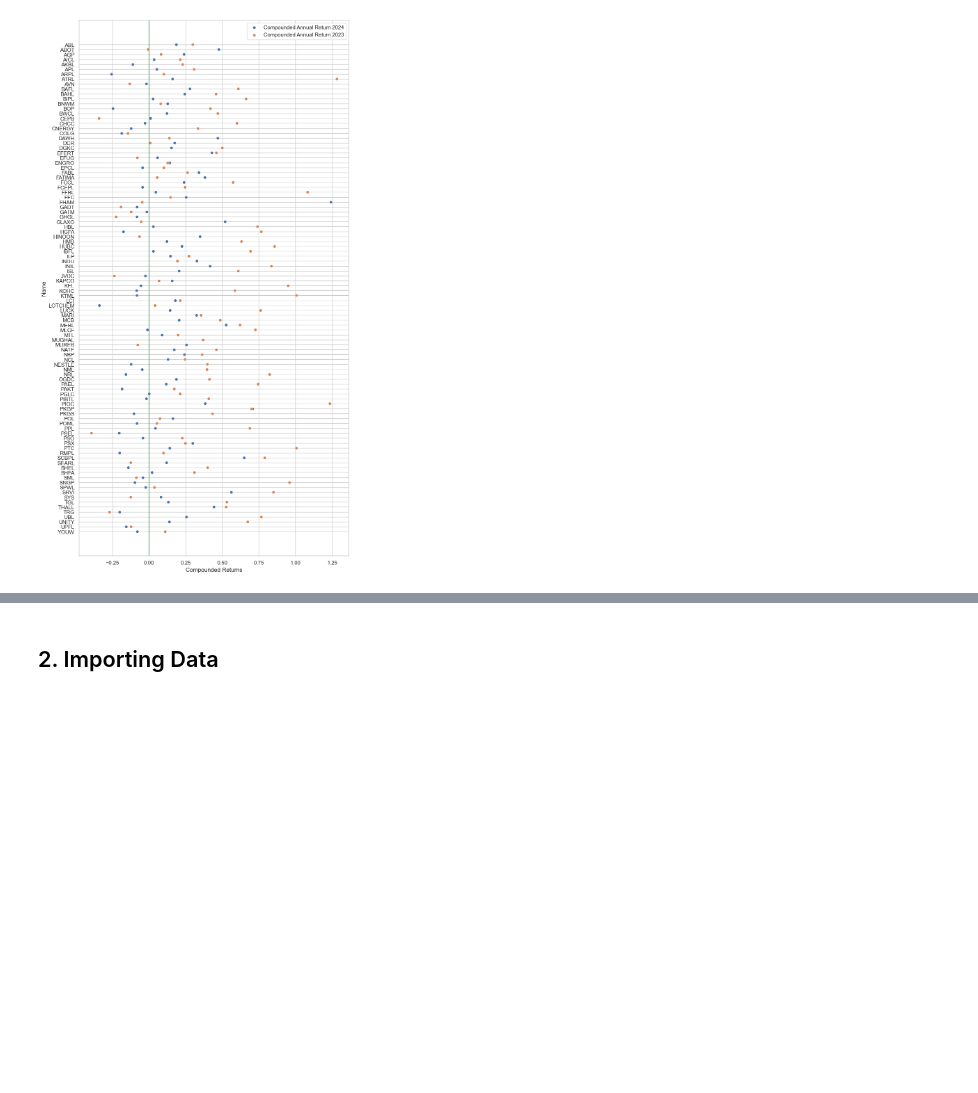
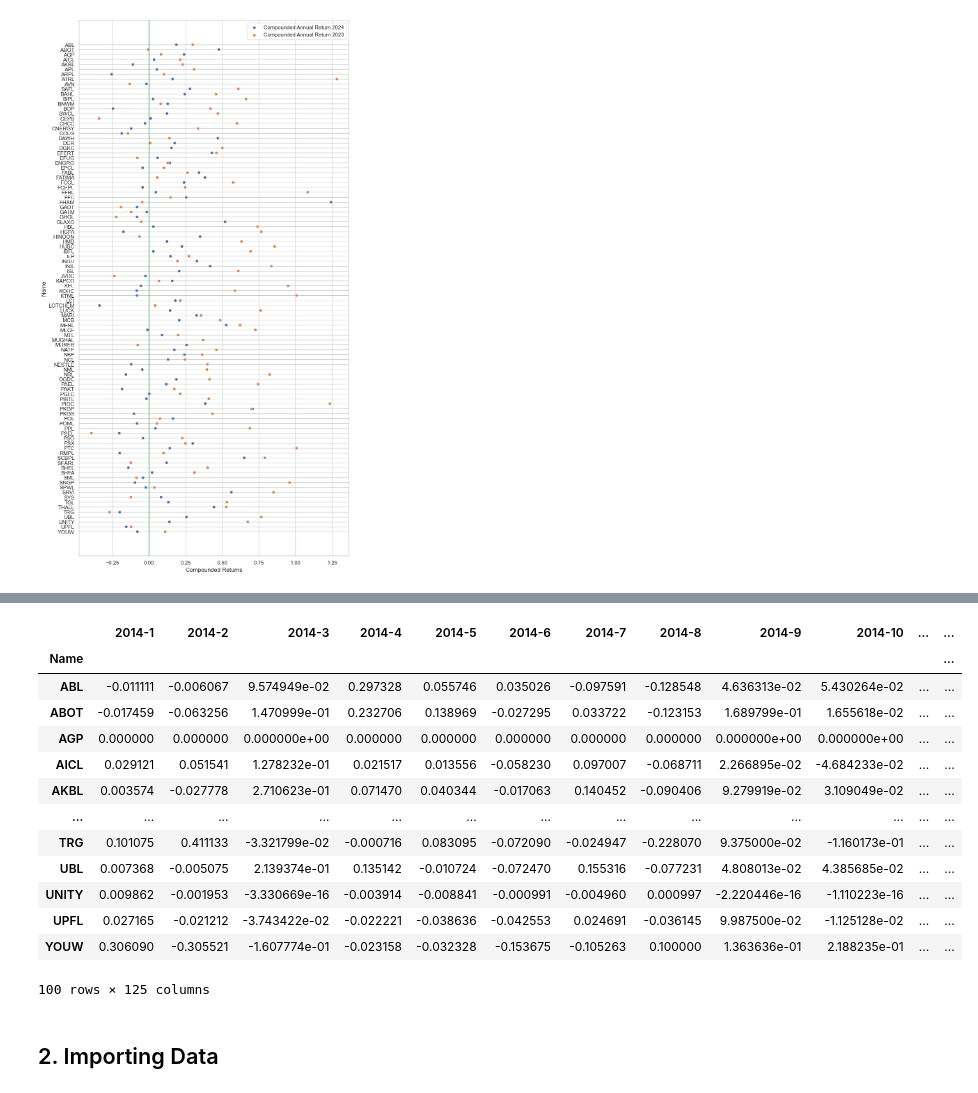
Before and after one commit to EdgarPoeAllan/portfolio_PSX, a Jupyter notebook: Portfolio Construction-PSX.ipynb, the cells around one changed output, grey strips where cells are left out. Cells and saved outputs as stored; diff of their text form; code cells hidden in the pictures; blank space fills up the shorter version.

```diff
--- a/Portfolio Construction-PSX.ipynb
+++ b/Portfolio Construction-PSX.ipynb
@@ -219,0 +307,16 @@ plt.show()
+# %%
+returns_o = pd.DataFrame()
+ret = np.prod(returns.loc['2024-01']+1)-1
+a = pd.DataFrame({'Name':ret.index,'returns':ret})
+
+returns_o = pd.concat([returns_o,a],axis=1)
+returns_o=returns_o.set_index('Name')
+
+ret2 = np.prod(returns.loc['2024-02']+1)-1
+a2 = pd.DataFrame({'Name':ret2.index,'returns2':ret2})
+a2 = a2.set_index('Name')
+
+returns_o = pd.concat([returns_o,a2],axis=1)
+returns_o
+#returns_o.set_index('Name')
+#ret2
@@ -219,0 +338,26 @@ plt.show()
+# %%
+#for year in range(2014,2025):
+#year = 2024
+#This data frame gives us monthly returns obtained by compounding the daily returns for each month
+returns_p = pd.DataFrame()
+
+for year in range(2014,2025):
+
+    for n in range(1,13):
+        month = str(year)+'-'+str(n)
+
+        try:
+            #new_row = {i:[]}
+            ret = np.prod(returns.loc[month]+1)-1
+            a = pd.DataFrame({'Name':ret.index,month:ret})
+            returns_p = pd.concat([returns_p,a],axis=1)
+            returns_p=returns_p.set_index('Name')
+            #returns_p = pd.DataFrame({'Name':ret.index,month:ret})
+
+                #new_entry = pd.DataFrame({"Month":[month],"Entry":[num]})
+                #entries = pd.concat([entries,new_entry],ignore_index=True)
+
+
+            #print('Month '+month+' has '+str(num)+' entries')
+        except Exception as e:
+            print('Month'+str(e)+' not found')
@@ -220,3 +372,20 @@ plt.show()
+# %%
+returns_p
+# %% [output]
+|  | 2014-1 | 2014-2 | 2014-3 | 2014-4 | 2014-5 | 2014-6 | 2014-7 | 2014-8 | 2014-9 | 2014-10 | ... | ... |
+| Name |  |  |  |  |  |  |  |  |  |  |  | ... |
+| ABL | -0.011111 | -0.006067 | 9.574949e-02 | 0.297328 | 0.055746 | 0.035026 | -0.097591 | -0.128548 | 4.636313e-02 | 5.430264e-02 | ... | ... |
+| ABOT | -0.017459 | -0.063256 | 1.470999e-01 | 0.232706 | 0.138969 | -0.027295 | 0.033722 | -0.123153 | 1.689799e-01 | 1.655618e-02 | ... | ... |
+| AGP | 0.000000 | 0.000000 | 0.000000e+00 | 0.000000 | 0.000000 | 0.000000 | 0.000000 | 0.000000 | 0.000000e+00 | 0.000000e+00 | ... | ... |
+| AICL | 0.029121 | 0.051541 | 1.278232e-01 | 0.021517 | 0.013556 | -0.058230 | 0.097007 | -0.068711 | 2.266895e-02 | -4.684233e-02 | ... | ... |
+| AKBL | 0.003574 | -0.027778 | 2.710623e-01 | 0.071470 | 0.040344 | -0.017063 | 0.140452 | -0.090406 | 9.279919e-02 | 3.109049e-02 | ... | ... |
+| ... | ... | ... | ... | ... | ... | ... | ... | ... | ... | ... | ... | ... |
+| TRG | 0.101075 | 0.411133 | -3.321799e-02 | -0.000716 | 0.083095 | -0.072090 | -0.024947 | -0.228070 | 9.375000e-02 | -1.160173e-01 | ... | ... |
+| UBL | 0.007368 | -0.005075 | 2.139374e-01 | 0.135142 | -0.010724 | -0.072470 | 0.155316 | -0.077231 | 4.808013e-02 | 4.385685e-02 | ... | ... |
+| UNITY | 0.009862 | -0.001953 | -3.330669e-16 | -0.003914 | -0.008841 | -0.000991 | -0.004960 | 0.000997 | -2.220446e-16 | -1.110223e-16 | ... | ... |
+| UPFL | 0.027165 | -0.021212 | -3.743422e-02 | -0.022221 | -0.038636 | -0.042553 | 0.024691 | -0.036145 | 9.987500e-02 | -1.125128e-02 | ... | ... |
+| YOUW | 0.306090 | -0.305521 | -1.607774e-01 | -0.023158 | -0.032328 | -0.153675 | -0.105263 | 0.100000 | 1.363636e-01 | 2.188235e-01 | ... | ... |
+100 rows × 125 columns
 # %% [markdown]
 ## 2. Importing Data
 # %% [markdown]
```
Also changed, not shown: parts of 11 cells of this notebook.
